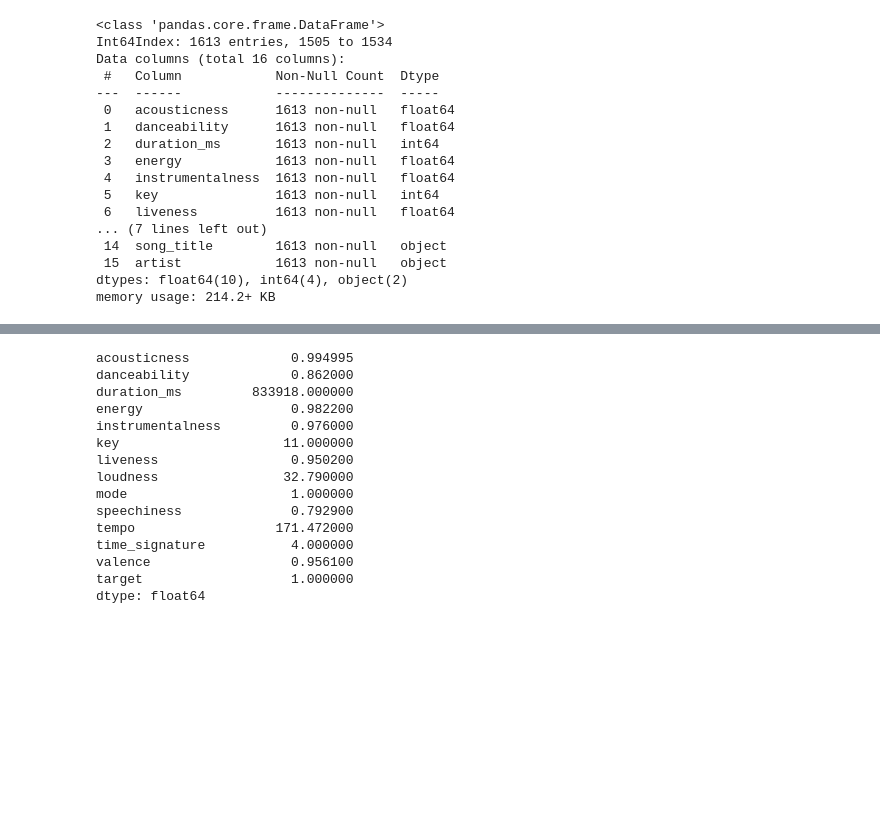
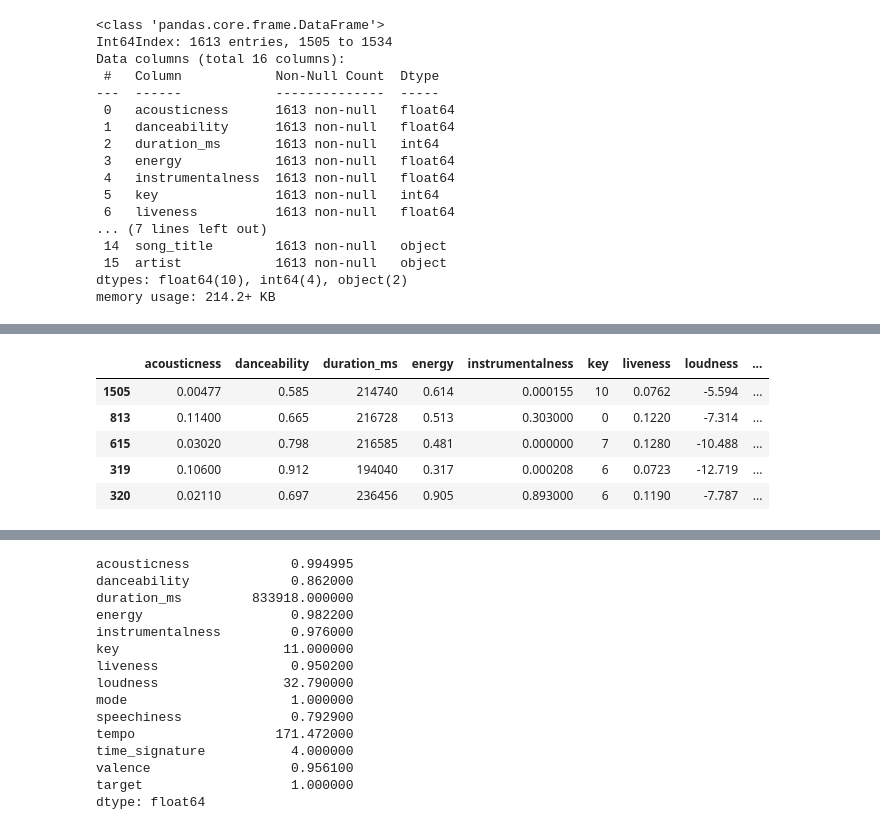
Before and after one commit to artanzand/Kaggle_projects, a Jupyter notebook: 1.Spotify_ML_fundamentals_decision_tree/ML_fundamentals_decision_tree.ipynb, the cells around one changed output, grey strips where cells are left out. Cells and saved outputs as stored; diff of their text form; code cells hidden in the pictures; blank space fills up the shorter version.

```diff
--- a/1.Spotify_ML_fundamentals_decision_tree/ML_fundamentals_decision_tree.ipynb
+++ b/1.Spotify_ML_fundamentals_decision_tree/ML_fundamentals_decision_tree.ipynb
@@ -356,3 +83,12 @@ train_df.describe()
 | 50% | 0.062500 | 0.629000 | 230200.000000 | 0.714000 | 0.000071 | 6.000000 | 0.127000 | -6.248000 | ... |
 | 75% | 0.251000 | 0.738000 | 272533.000000 | 0.844000 | 0.057300 | 9.000000 | 0.243000 | -4.791000 | ... |
 | max | 0.995000 | 0.984000 | 849960.000000 | 0.997000 | 0.976000 | 11.000000 | 0.969000 | -0.307000 | ... |
+# %%
+train_df.head()
+# %% [output]
+|  | acousticness | danceability | duration_ms | energy | instrumentalness | key | liveness | loudness | ... |
+| 1505 | 0.00477 | 0.585 | 214740 | 0.614 | 0.000155 | 10 | 0.0762 | -5.594 | ... |
+| 813 | 0.11400 | 0.665 | 216728 | 0.513 | 0.303000 | 0 | 0.1220 | -7.314 | ... |
+| 615 | 0.03020 | 0.798 | 216585 | 0.481 | 0.000000 | 7 | 0.1280 | -10.488 | ... |
+| 319 | 0.10600 | 0.912 | 194040 | 0.317 | 0.000208 | 6 | 0.0723 | -12.719 | ... |
+| 320 | 0.02110 | 0.697 | 236456 | 0.905 | 0.893000 | 6 | 0.1190 | -7.787 | ... |
```
Also changed, not shown: parts of 111 cells of this notebook.
